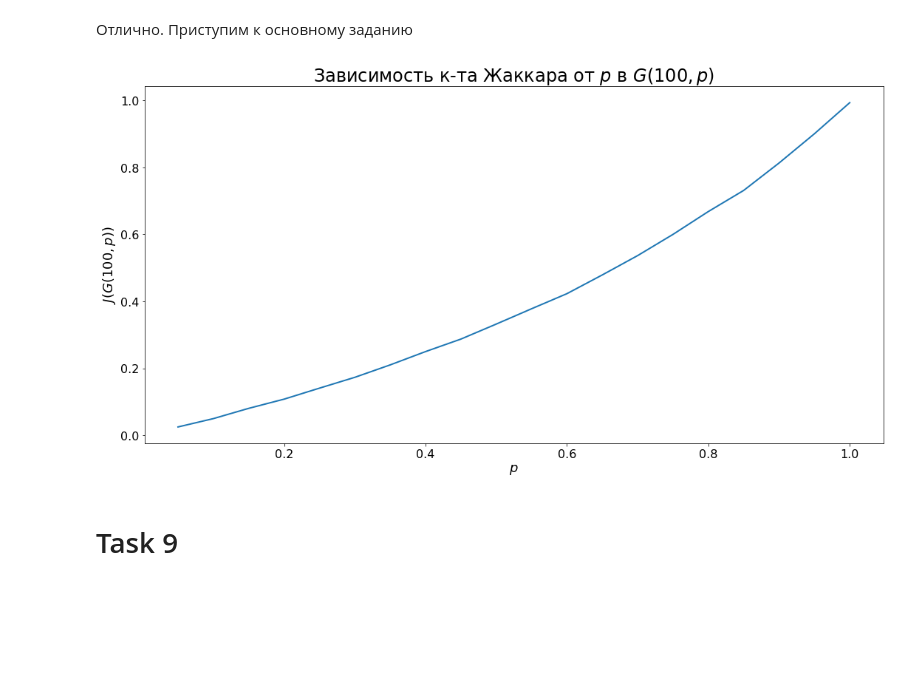
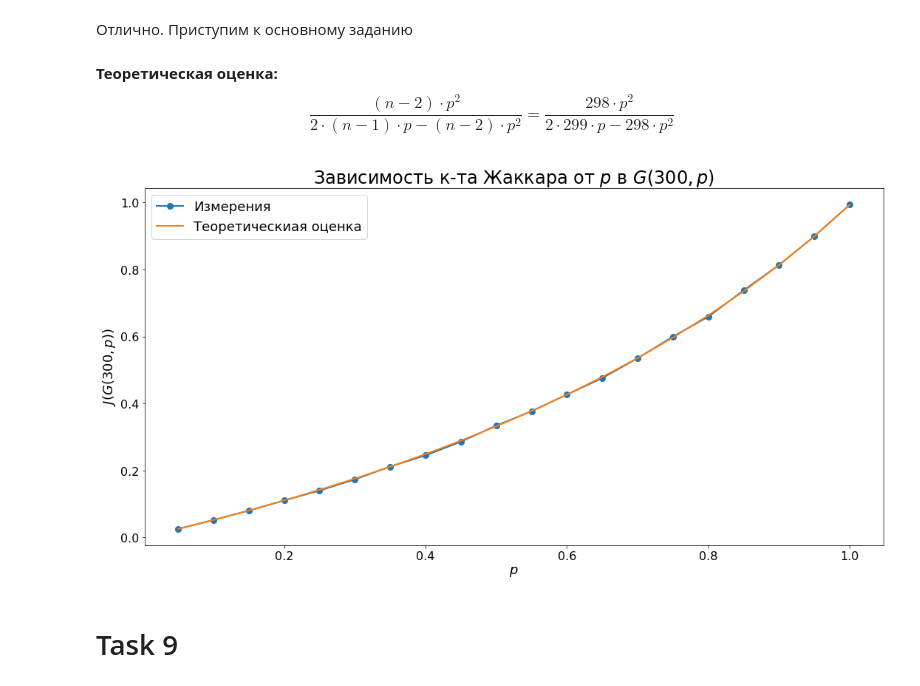
Before and after one commit to mrph2898/big_graphs_22, a Jupyter notebook: problem1/7_9.ipynb, the cells around one changed output. Cells and saved outputs as stored; diff of their text form; code cells hidden in the pictures; blank space fills up the shorter version.

```diff
--- a/problem1/7_9.ipynb
+++ b/problem1/7_9.ipynb
@@ -130,15 +130,20 @@ J_values = []
 for p in tqdm(p_range):
     _G = nx.erdos_renyi_graph(n=n, p=p)
     J_values.append(J_G(_G))
+# %% [markdown]
+**Теоретическая оценка:** $$\frac{(n-2)\cdot p^2}{2\cdot(n-1)\cdot p-(n-2)\cdot p^2} = \frac{298\cdot p^2}{2\cdot299\cdot p - 298\cdot p^2}$$
 # %%
-plt.plot(p_range, J_values)
-plt.title(r"Зависимость к-та Жаккара от $p$ в $G(100, p)$")
+plt.plot(p_range, J_values, marker='o', label="Измерения")
+_theory = lambda p: 298*p**2 / (598*p - 298*p**2)
+plt.plot(p_range, _theory(p_range), alpha=1, label="Теоретическиая оценка")
+plt.title(r"Зависимость к-та Жаккара от $p$ в $G(300, p)$")
 plt.xlabel(r"$p$")
-plt.ylabel(r"$J\left(G(100, p)\right)$")
+plt.ylabel(r"$J\left(G(300, p)\right)$")
 plt.tight_layout()
+plt.legend()
 plt.savefig("graph_7.jpg")
 # %% [output]
-[figure, old version]
+[figure, new version]
 # %% [markdown]
 # Task 9
 # %% [markdown]
```
Also changed, not shown: 1 other file.
